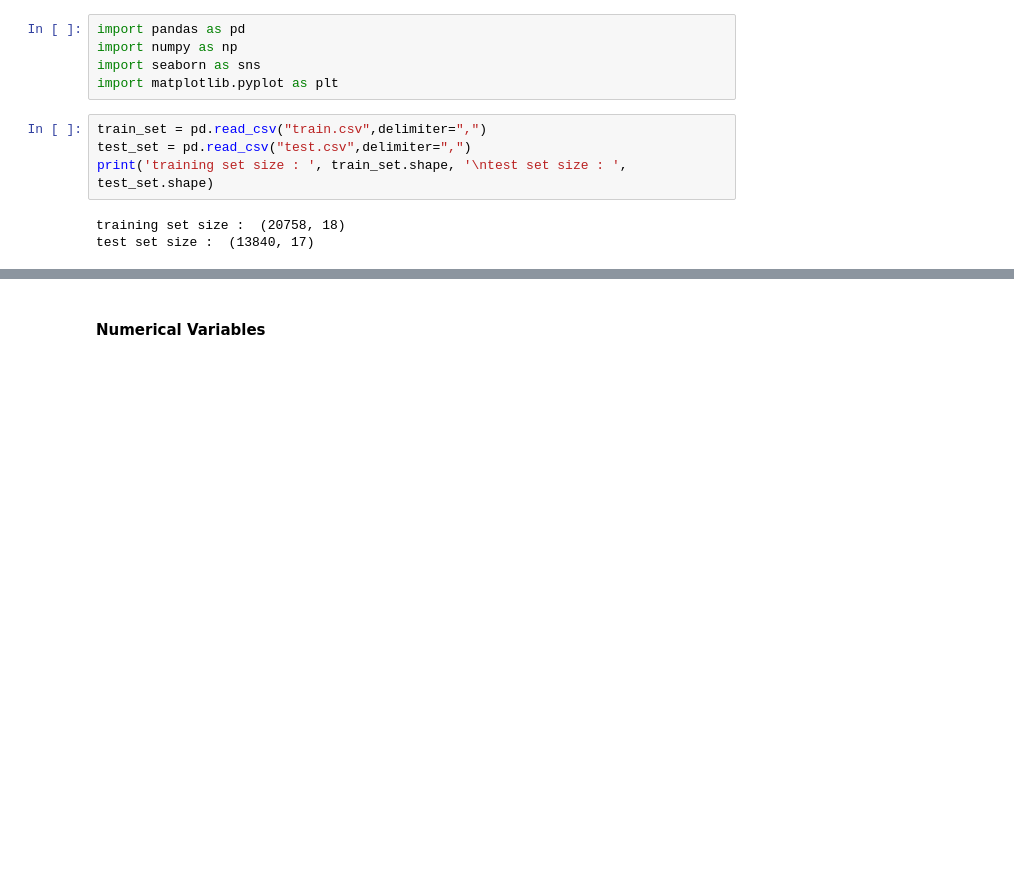
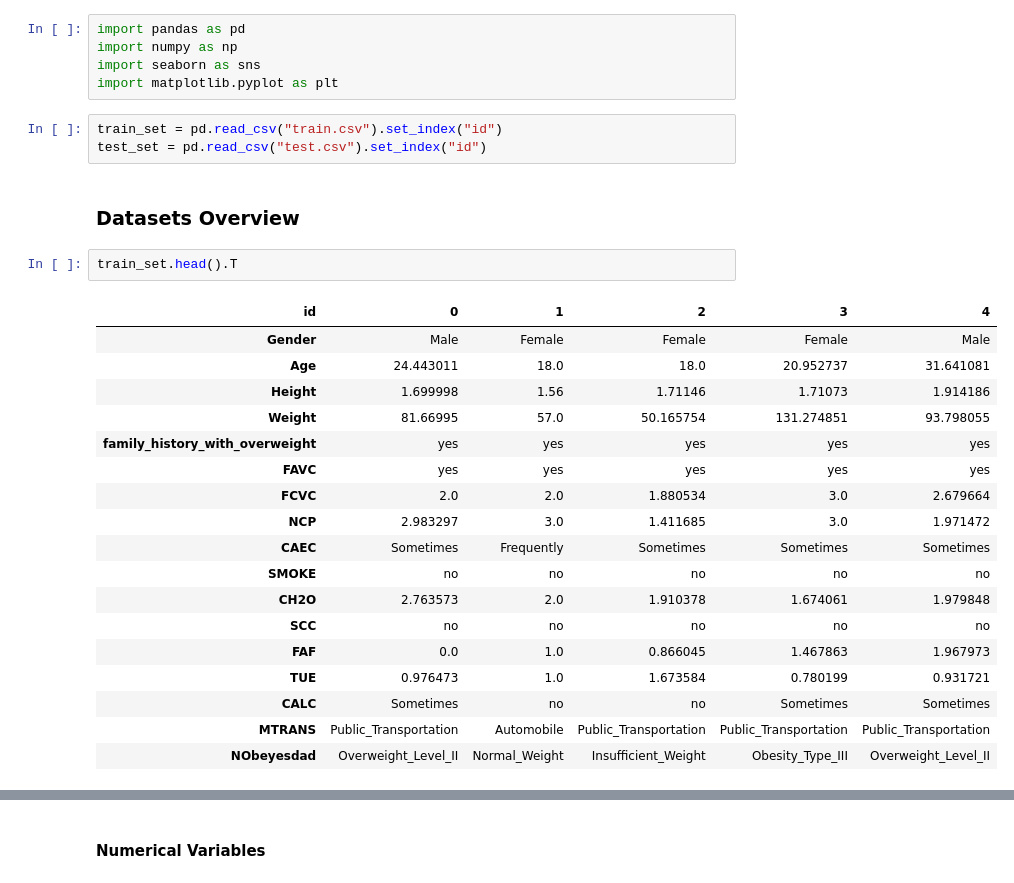
Before and after one commit to aubin4444/DS52-Obesity-Prediction, a Jupyter notebook: obesity.ipynb, the cells around one changed output, grey strips where cells are left out. Drawn from its saved outputs; the diff is of its cells as text; blank space fills up the shorter version.

```diff
--- a/obesity.ipynb
+++ b/obesity.ipynb
@@ -4,9 +4,28 @@ import numpy as np
 import seaborn as sns
 import matplotlib.pyplot as plt
 # %%
-train_set = pd.read_csv("train.csv",delimiter=",")
-test_set = pd.read_csv("test.csv",delimiter=",")
-print('training set size : ', train_set.shape, '\ntest set size : ', test_set.shape)
+train_set = pd.read_csv("train.csv").set_index("id")
+test_set = pd.read_csv("test.csv").set_index("id")
-# %% [output]
-training set size :  (20758, 18)
-test set size :  (13840, 17)
+# %% [markdown]
+### Datasets Overview
+# %%
+train_set.head().T
+# %% [output]
+| id | 0 | 1 | 2 | 3 | 4 |
+| Gender | Male | Female | Female | Female | Male |
+| Age | 24.443011 | 18.0 | 18.0 | 20.952737 | 31.641081 |
+| Height | 1.699998 | 1.56 | 1.71146 | 1.71073 | 1.914186 |
+| Weight | 81.66995 | 57.0 | 50.165754 | 131.274851 | 93.798055 |
+| family_history_with_overweight | yes | yes | yes | yes | yes |
+| FAVC | yes | yes | yes | yes | yes |
+| FCVC | 2.0 | 2.0 | 1.880534 | 3.0 | 2.679664 |
+| NCP | 2.983297 | 3.0 | 1.411685 | 3.0 | 1.971472 |
+| CAEC | Sometimes | Frequently | Sometimes | Sometimes | Sometimes |
+| SMOKE | no | no | no | no | no |
+| CH2O | 2.763573 | 2.0 | 1.910378 | 1.674061 | 1.979848 |
+| SCC | no | no | no | no | no |
+| FAF | 0.0 | 1.0 | 0.866045 | 1.467863 | 1.967973 |
+| TUE | 0.976473 | 1.0 | 1.673584 | 0.780199 | 0.931721 |
+| CALC | Sometimes | no | no | Sometimes | Sometimes |
+| MTRANS | Public_Transportation | Automobile | Public_Transportation | Public_Transportation | Public_Transportation |
+| NObeyesdad | Overweight_Level_II | Normal_Weight | Insufficient_Weight | Obesity_Type_III | Overweight_Level_II |
```
Also changed, not shown: parts of 22 cells of this notebook.
